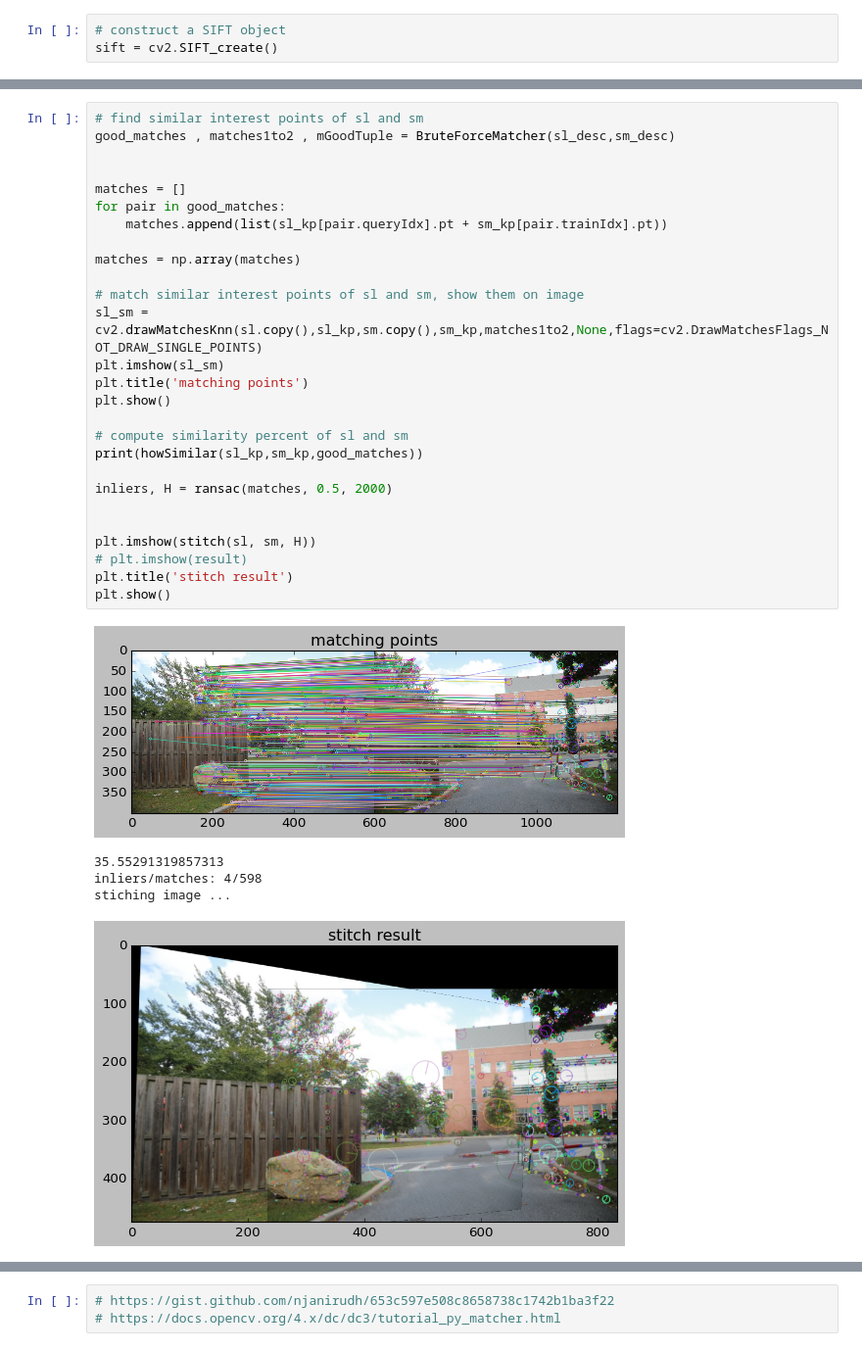
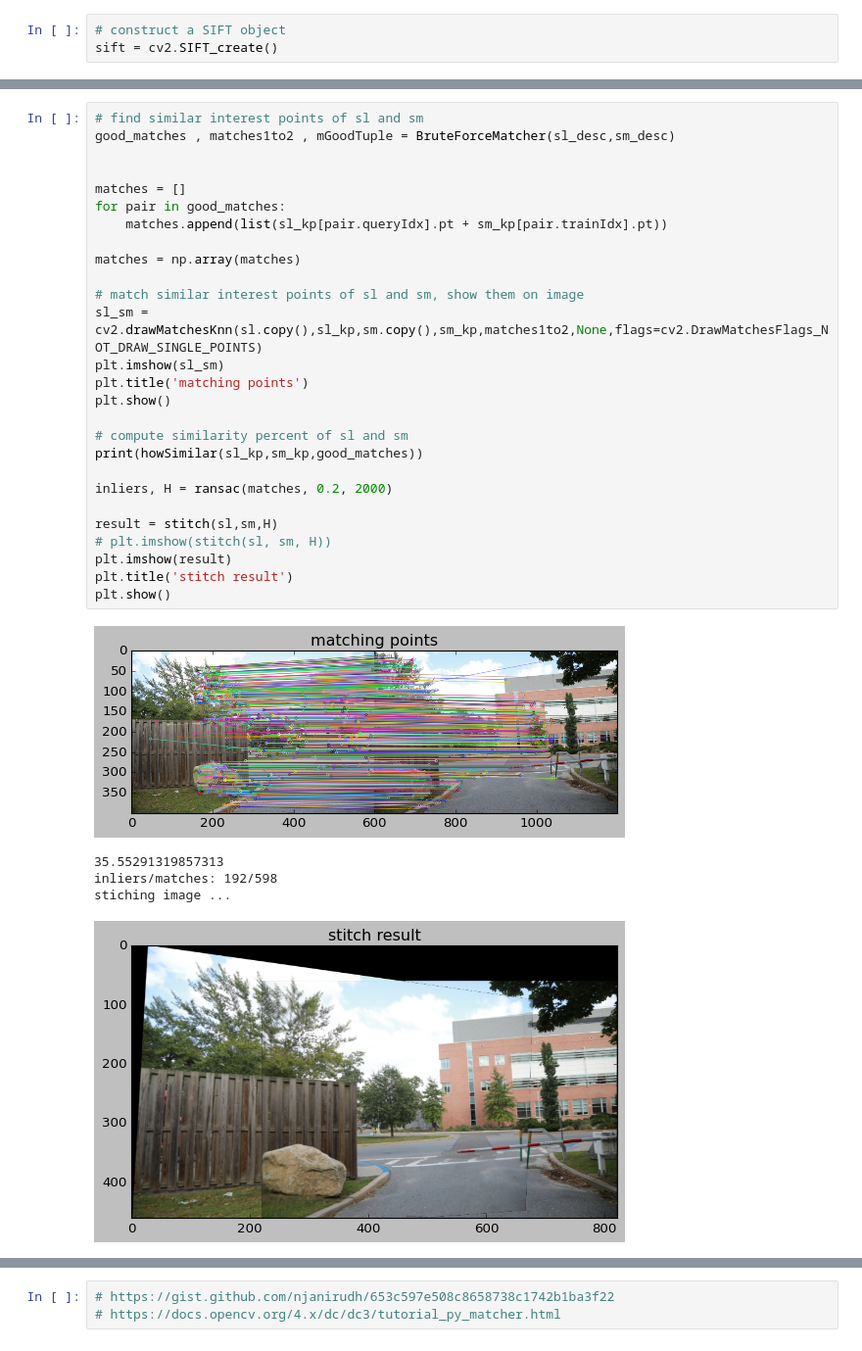
Before and after one commit to TahaTabatabaei/computer-vision, a Jupyter notebook: hw7/main.ipynb, the cells around one changed output, grey strips where cells are left out. Shown at 98% size. Cells and saved outputs as stored; diff of their text form.

```diff
--- a/hw7/main.ipynb
+++ b/hw7/main.ipynb
@@ -66,33 +66,33 @@ plt.imshow(img)
 # %%
 # find similar interest points of sl and sm
 good_matches , matches1to2 , mGoodTuple = BruteForceMatcher(sl_desc,sm_desc)
 
 
 matches = []
 for pair in good_matches:
     matches.append(list(sl_kp[pair.queryIdx].pt + sm_kp[pair.trainIdx].pt))
 
 matches = np.array(matches)
 
 # match similar interest points of sl and sm, show them on image
 sl_sm = cv2.drawMatchesKnn(sl.copy(),sl_kp,sm.copy(),sm_kp,matches1to2,None,flags=cv2.DrawMatchesFlags_NOT_DRAW_SINGLE_POINTS)
 plt.imshow(sl_sm)
 plt.title('matching points')
 plt.show()
 
 # compute similarity percent of sl and sm
 print(howSimilar(sl_kp,sm_kp,good_matches))
 
-inliers, H = ransac(matches, 0.5, 2000)
+inliers, H = ransac(matches, 0.2, 2000)
 
-
-plt.imshow(stitch(sl, sm, H))
-# plt.imshow(result)
+result = stitch(sl,sm,H)
+# plt.imshow(stitch(sl, sm, H))
+plt.imshow(result)
 plt.title('stitch result')
 plt.show()
 # %% [output]
-[figure, old version]
+[figure, new version]
 35.55291319857313
-inliers/matches: 4/598
+inliers/matches: 192/598
 stiching image ...
-[figure, old version]
+[figure, new version]
```
Also changed, not shown: parts of 11 cells of this notebook, 5 other files.
